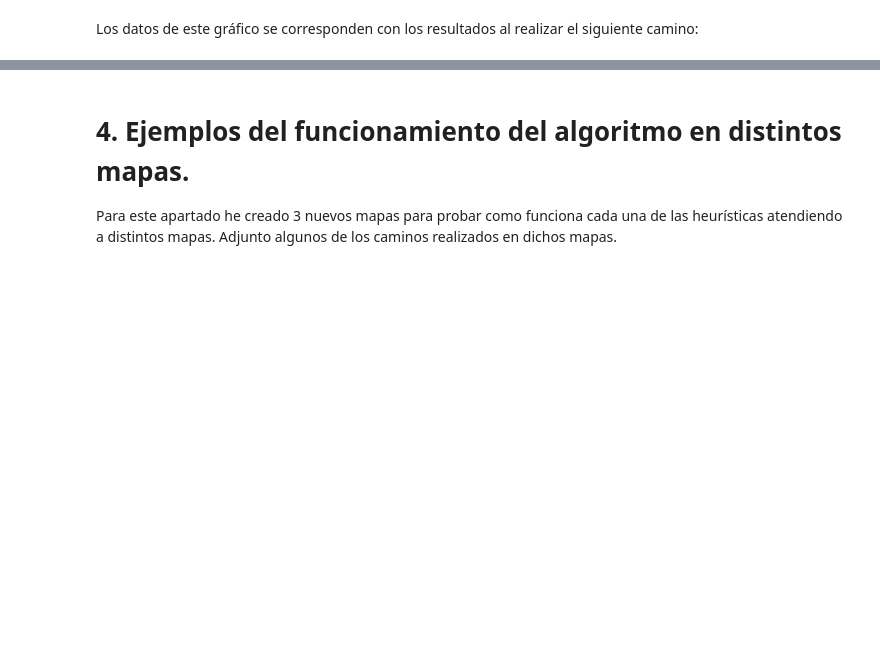
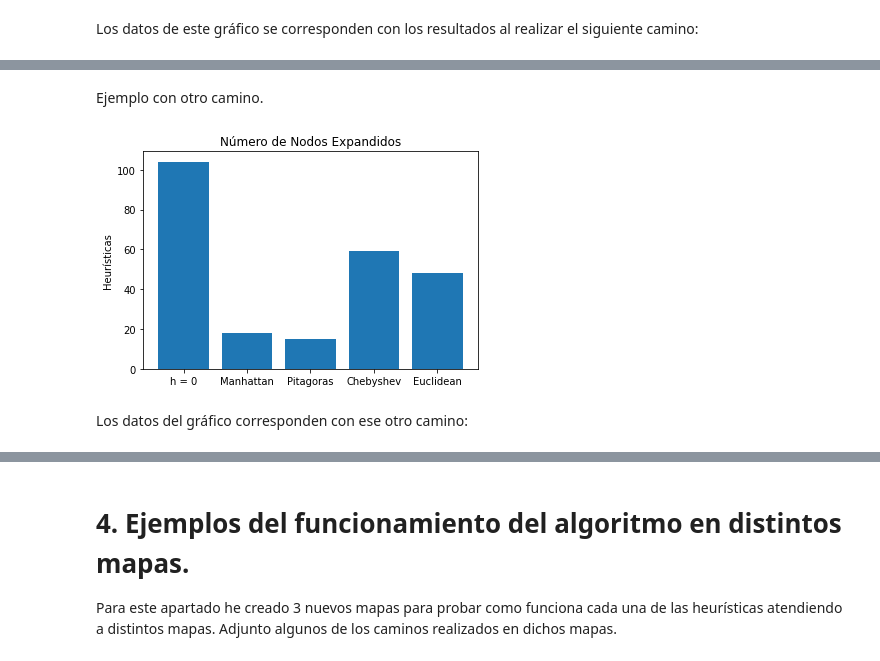
Before and after one commit to pablobernabeu1/Sistemas-Inteligentes, a Jupyter notebook: Practica1/entregable/Doc/practica1_si.ipynb, the cells around one changed output, grey strips where cells are left out. Drawn from its saved outputs; the diff is of its cells as text; code cells hidden in the pictures; blank space fills up the shorter version.

```diff
--- a/Practica1/entregable/Doc/practica1_si.ipynb
+++ b/Practica1/entregable/Doc/practica1_si.ipynb
@@ -366,3 +380,24 @@ plt.show()
 Los datos de este gráfico se corresponden con los resultados al realizar el siguiente camino:
 # %% [markdown]
 ![cheby-1.jpg](embedded-picture-1)
+# %% [markdown]
+Ejemplo con otro camino.
+# %%
+import matplotlib
+import matplotlib.pyplot as plt
+
+heuristicas = ['h = 0', 'Manhattan', 'Pitagoras', 'Chebyshev', 'Euclidean']
+nodos = [104, 18, 15, 59, 48]
+
+fig, ax = plt.subplots()
+
+ax.set_ylabel('Heurísticas')
+ax.set_title('Número de Nodos Expandidos')
+
+plt.bar(heuristicas, nodos)
+# plt.savefig('result.png')
+plt.show()
+# %% [output]
+[figure, added]
+# %% [markdown]
+Los datos del gráfico corresponden con ese otro camino:
```
Also changed, not shown: parts of 6 cells of this notebook, 14 other files.
